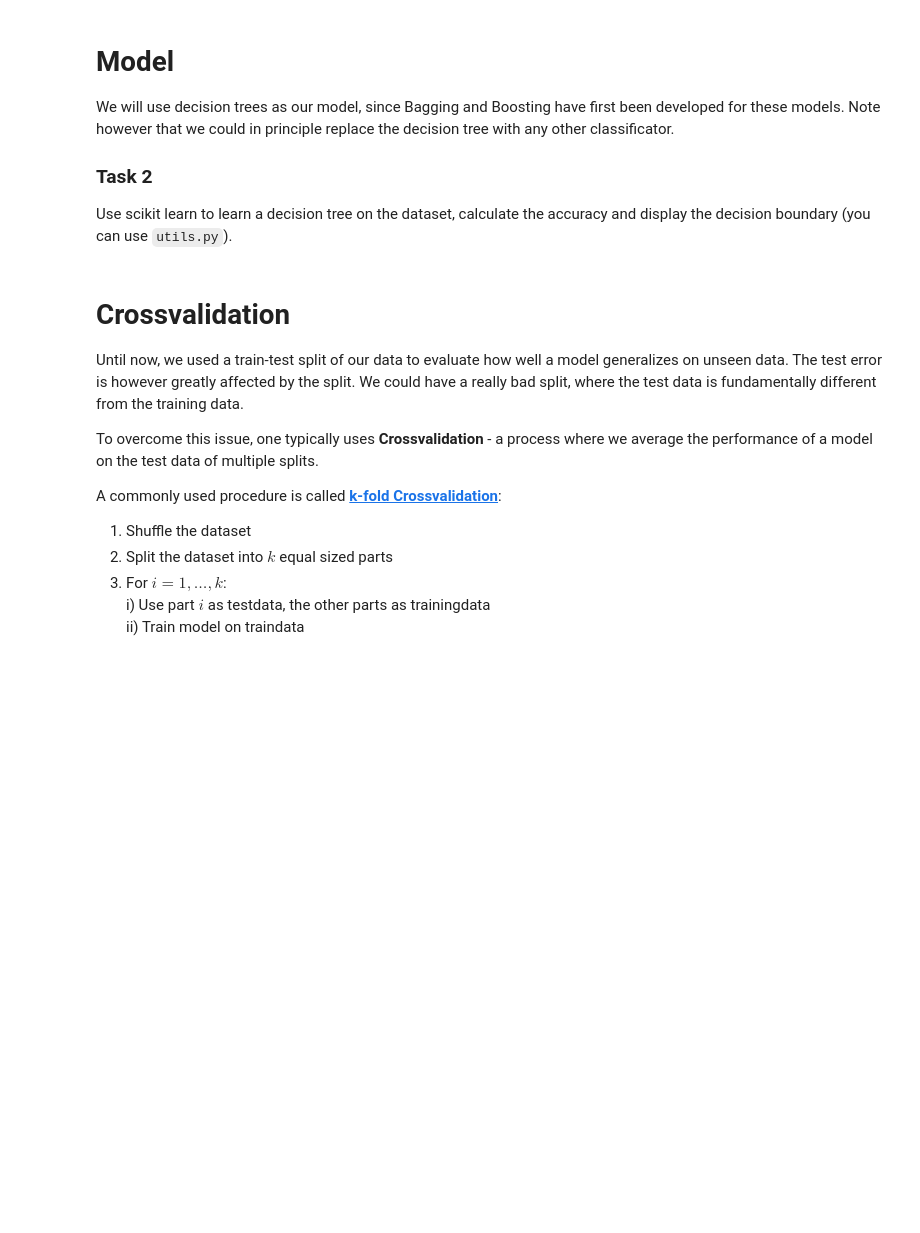
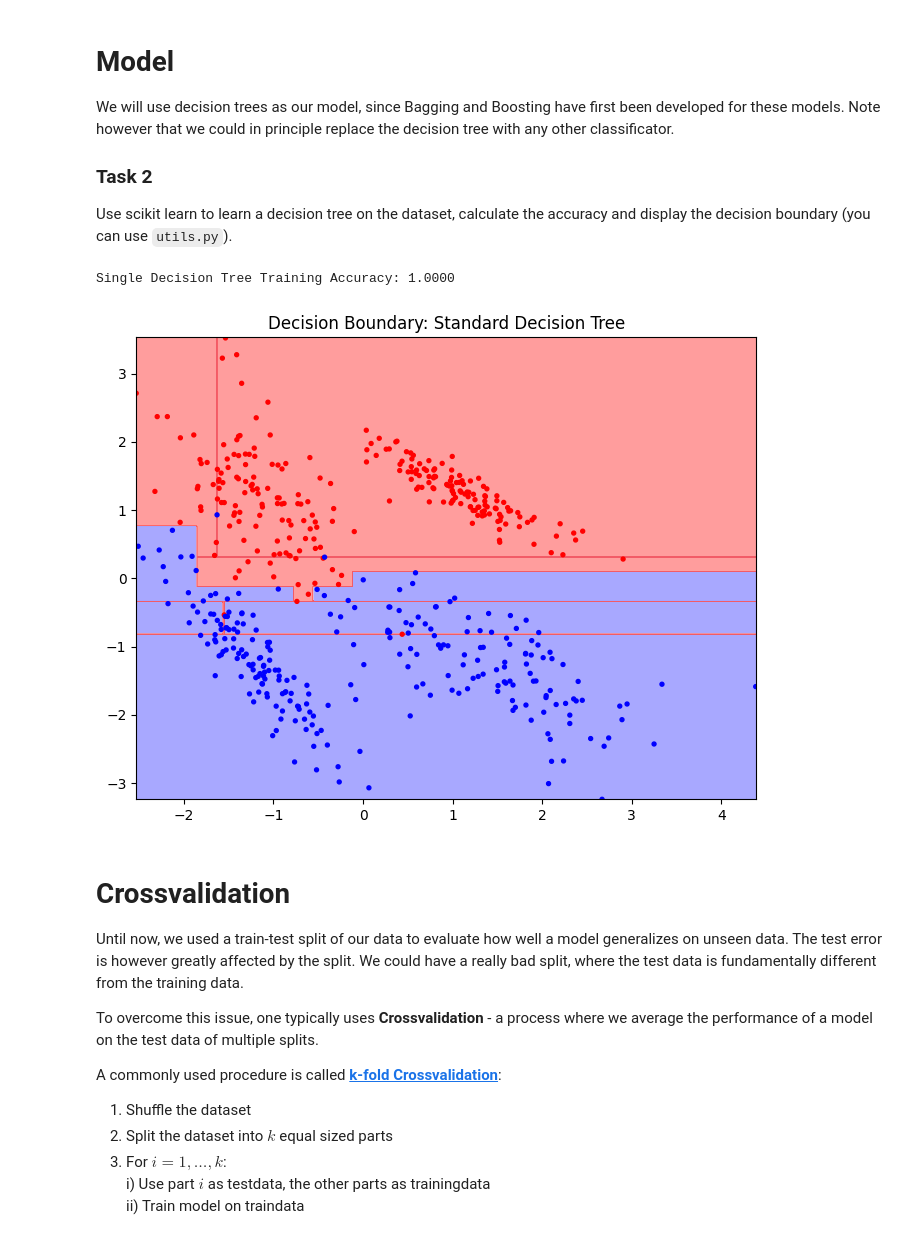
Before and after one commit to MherMnatsakanyan03/algorithmische_grundlagen_ml_LAB, a Jupyter notebook: tasks/07_Bagging_Boosting/07_Bagging_Boosting.ipynb, the cells around one changed output. Drawn from its saved outputs; the diff is of its cells as text; code cells hidden in the pictures; blank space fills up the shorter version.

```diff
--- a/tasks/07_Bagging_Boosting/07_Bagging_Boosting.ipynb
+++ b/tasks/07_Bagging_Boosting/07_Bagging_Boosting.ipynb
@@ -23,9 +23,9 @@ Load and display the data located in `X.npy` and `y.npy`.
 import numpy as np
 import matplotlib.pyplot as plt
 
-# TODO: load and display data
-x = ...
-y = ...
+# load and display data
+x = np.load('X.npy')
+y = np.load('y.npy')
 
 # assertions
 assert x.shape == (500, 2)
@@ -39,9 +39,25 @@ We will use decision trees as our model, since Bagging and Boosting have first b
 
 Use scikit learn to learn a decision tree on the dataset, calculate the accuracy and display the decision boundary (you can use `utils.py`).
 # %%
-# TODO: learn decision tree with sklearn
+from sklearn.tree import DecisionTreeClassifier
+from utils import plot_decision_boundary
 
-# TODO: display decision boundary
+# Initialize and train a standard Decision Tree classifier
+dt_clf = DecisionTreeClassifier(random_state=0)
+dt_clf.fit(x, y)
+
+# Calculate and print the accuracy on the training set
+accuracy = dt_clf.score(x, y)
+print(f"Single Decision Tree Training Accuracy: {accuracy:.4f}")
+
+# Plot the decision boundary using the provided utility function
+plt.figure(figsize=(8, 6))
+plot_decision_boundary(x, y, dt_clf)
+plt.title("Decision Boundary: Standard Decision Tree")
+plt.show()
+# %% [output]
+Single Decision Tree Training Accuracy: 1.0000
+[figure, added]
 # %% [markdown]
 # Crossvalidation
 
```
Also changed, not shown: parts of 13 cells of this notebook.
